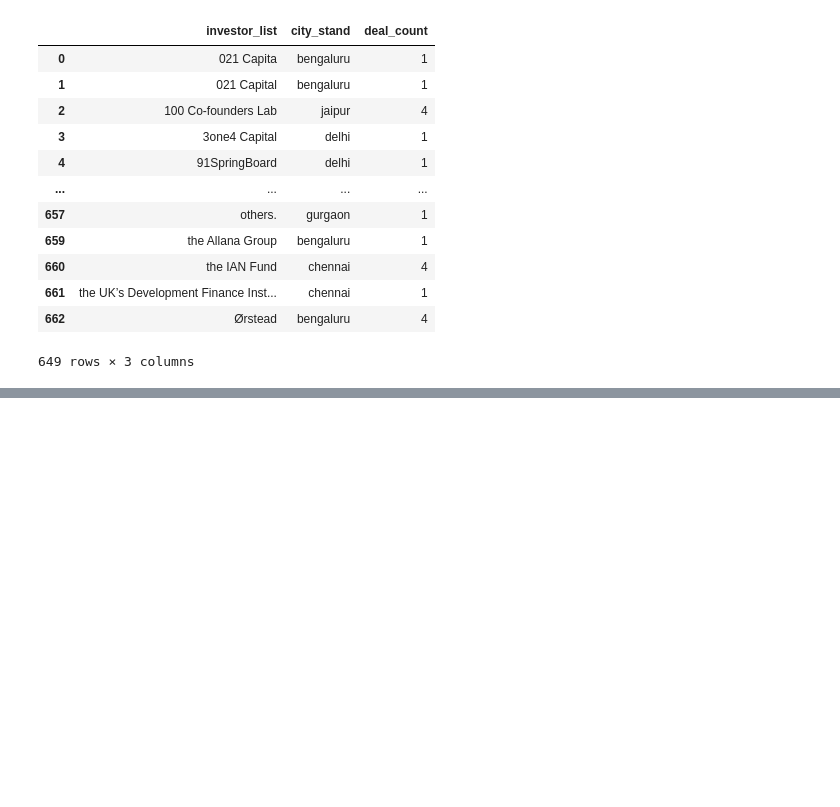
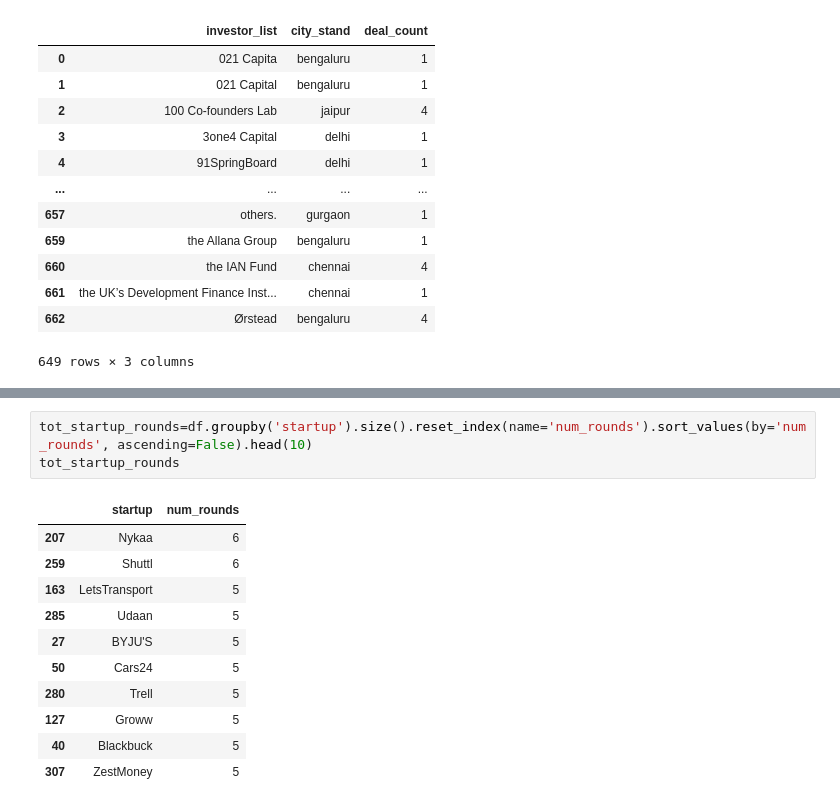
Before and after one commit to OlixIgnacious/indian-startups-transformations, a Jupyter notebook: notebooks/week2_exploration.ipynb, the cells around one changed output, grey strips where cells are left out. Drawn from its saved outputs; the diff is of its cells as text; blank space fills up the shorter version.

```diff
--- a/notebooks/week2_exploration.ipynb
+++ b/notebooks/week2_exploration.ipynb
@@ -775,0 +806,15 @@ inv_top_cities
+# %%
+tot_startup_rounds=df.groupby('startup').size().reset_index(name='num_rounds').sort_values(by='num_rounds', ascending=False).head(10)
+tot_startup_rounds
+# %% [output]
+|  | startup | num_rounds |
+| 207 | Nykaa | 6 |
+| 259 | Shuttl | 6 |
+| 163 | LetsTransport | 5 |
+| 285 | Udaan | 5 |
+| 27 | BYJU'S | 5 |
+| 50 | Cars24 | 5 |
+| 280 | Trell | 5 |
+| 127 | Groww | 5 |
+| 40 | Blackbuck | 5 |
+| 307 | ZestMoney | 5 |
```
Also changed, not shown: parts of 6 cells of this notebook.
